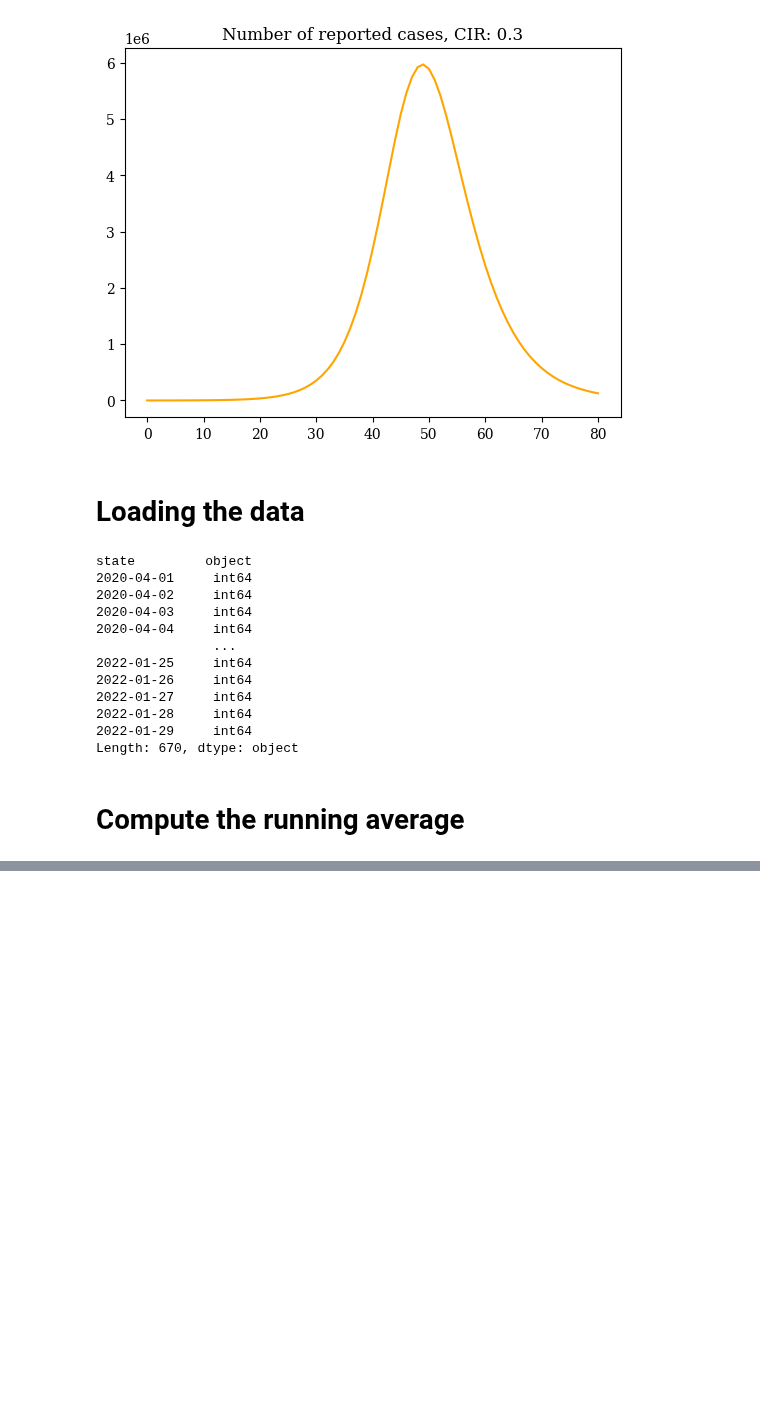
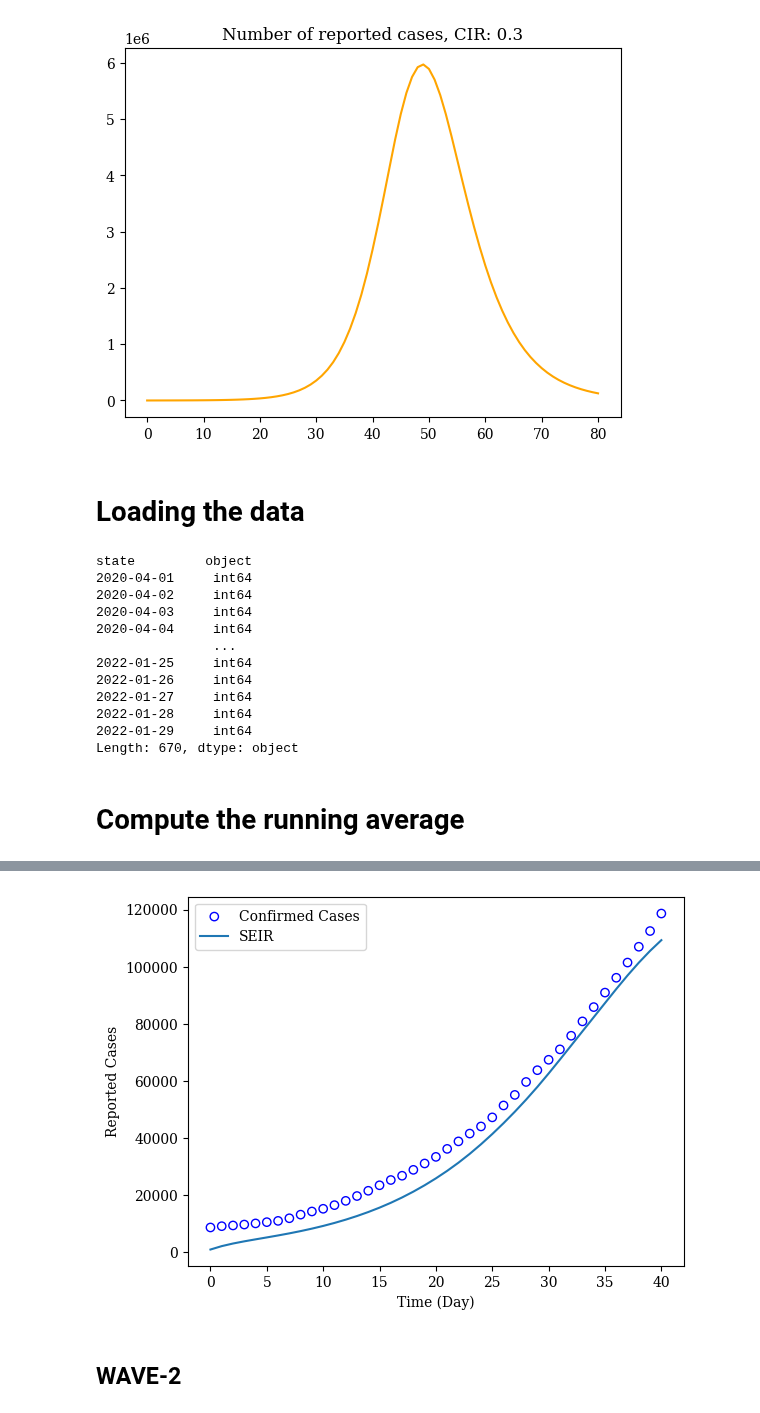
Before and after one commit to HimanshuSingh-all/Computational-Epidemiology-ICTS, a Jupyter notebook: assignments/assignment-1/comp_epi_assign_1.ipynb, the cells around one changed output, grey strips where cells are left out. Saved outputs shown, nothing was run; the diff lists cells and outputs as text; code cells hidden in the pictures; blank space fills up the shorter version.

Commit message:
Assignment, added the minimize function, yet to debug the fit

```diff
--- a/assignments/assignment-1/comp_epi_assign_1.ipynb
+++ b/assignments/assignment-1/comp_epi_assign_1.ipynb
@@ -198,26 +198,26 @@ running_avg_wave_1_new_confirmed = np.convolve(
     wave_1_new_cases_confirmed,
     filter_avg,
     mode = 'valid'
-    )
+    ).astype(float)
 
 running_avg_wave_2_new_confirmed = np.convolve(
     wave_2_new_cases_confirmed,
     filter_avg,
     mode = 'valid'
-    )
+    ).astype(float)
 
 running_avg_wave_3_new_confirmed = np.convolve(
     wave_3_new_cases_confirmed,
     filter_avg,
     mode = 'valid'
-    )
+    ).astype(float)
 # np.convolve()
 # %%
 # define the loss function
 # Why does this loss function work?
 
 
-def loss(
+def loss_function(
         unknowns_estimate: tuple|list,
         knowns:tuple|list,
         steps:int,
@@ -257,13 +257,15 @@ def loss(
     teval = np.linspace(0,steps-1, steps)
     solution = solve_ivp(
         fun= seir_diff,
+        t_span = (teval[0], teval[-1]),
         t_eval= teval,
-        args=(seirparam)
+        y0=initcondition,
+        args=(seirparam,)
     )
     getstatearr = solution.y
     assert solution.y.shape[1] == steps
     # "Theoretically" predicted confirmed infections per day
-    e_t = cir*solution.y[1,:]*alpha
+    e_t = np.diff(cir*solution.y[1,:]*alpha)
     del solution
     # get the running average
     filter_conv = np.ones((7,))/7
@@ -273,9 +275,5 @@ def loss(
         mode= 'valid'
         )
     #compute the loss and return
-    loss = np.sum(
-        (np.log(new_reported_cases_perday_winavg)-\
-         np.log(predicted_confired_cases_per_day_winavg)
-         )**2
-         )
+    loss = np.sum((np.log(new_reported_cases_perday_winavg)-np.log(predicted_confired_cases_per_day_winavg))**2)
     return loss
@@ -285,0 +324,44 @@ optimize.fmin_bfgs
+# %%
+params_wave_1 = res1_wave.x
+beta_wave_1, exposed_wave_1, infected_wave_1, recovered_wave_1, cir_wave_1 = params_wave_1
+
+# simulate the wave-1 of the pandemic
+exposed_wave_1 = int(exposed_wave_1)
+infected_wave_1 = int(infected_wave_1)
+recovered_wave_1 = int(recovered_wave_1)
+seirparam = SEIRParams(
+    alpha=alpha,
+    beta=beta_wave_1,
+    gamma=gamma,
+    N = N
+)
+
+
+steps_wave_1 = wave_1_cases_confirmed.shape[0]
+teval = np.linspace(0, steps_wave_1-1, steps_wave_1)
+init_condition_wave_1 = np.array(
+    (
+    N - exposed_wave_1- infected_wave_1-recovered_wave_1,
+    exposed_wave_1,
+    infected_wave_1,
+    recovered_wave_1
+    )
+    )
+solution_wave_1 = solve_ivp(
+    fun = seir_diff,
+    args=(seirparam,),
+    t_span= (teval[0], teval[-1]),
+    t_eval= teval,
+    y0 = init_condition_wave_1
+)
+reported_theoretical_cases = solution_wave_1.y[1]*alpha*cir_wave_1
+plt.scatter(teval, wave_1_cases_confirmed, label = 'Confirmed Cases', facecolor = 'none', edgecolors='blue')
+plt.plot(teval, reported_theoretical_cases, label = 'SEIR')
+plt.xlabel('Time (Day)')
+plt.ylabel('Reported Cases')
+plt.legend()
+plt.show()
+# %% [output]
+[figure, added]
+# %% [markdown]
+## WAVE-2
```
Also changed, not shown: parts of 5 cells of this notebook.
